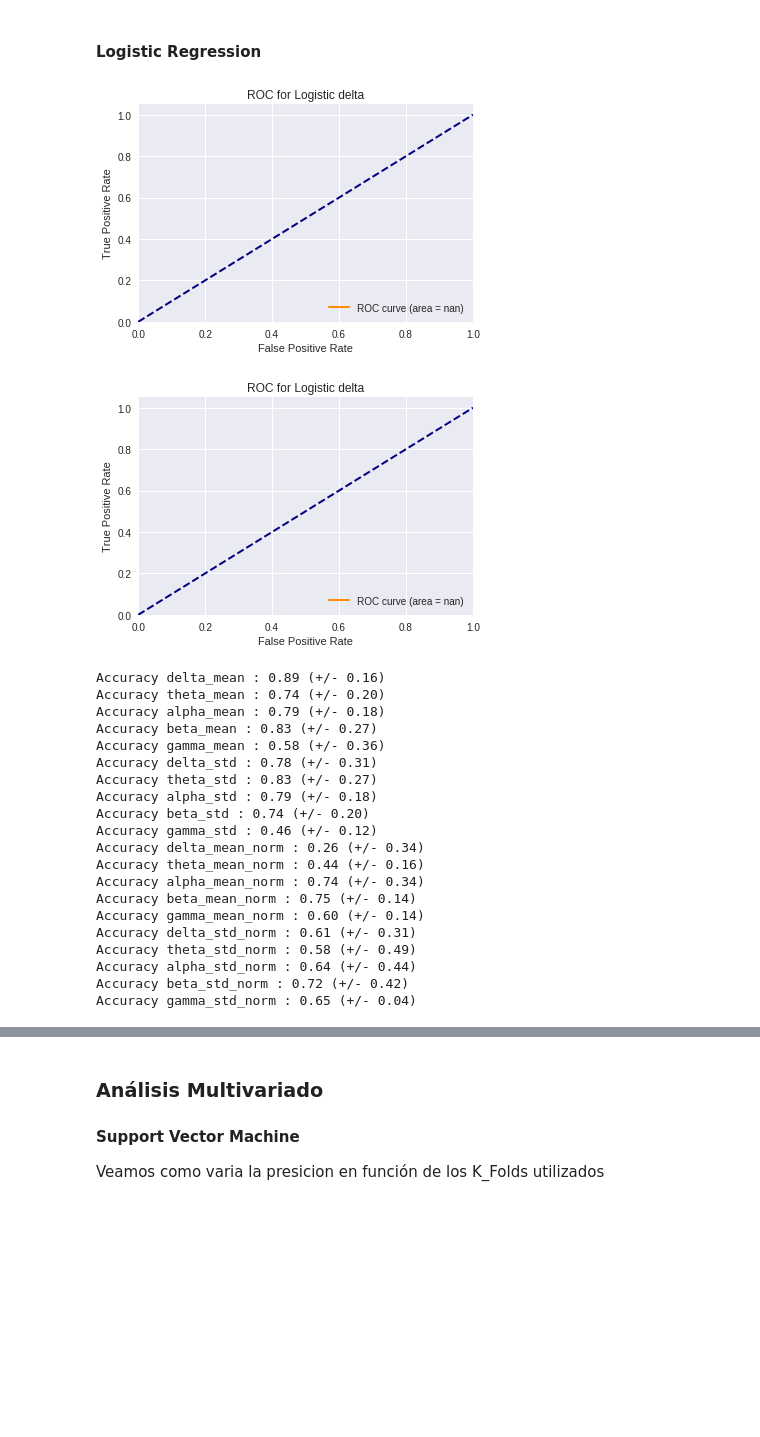
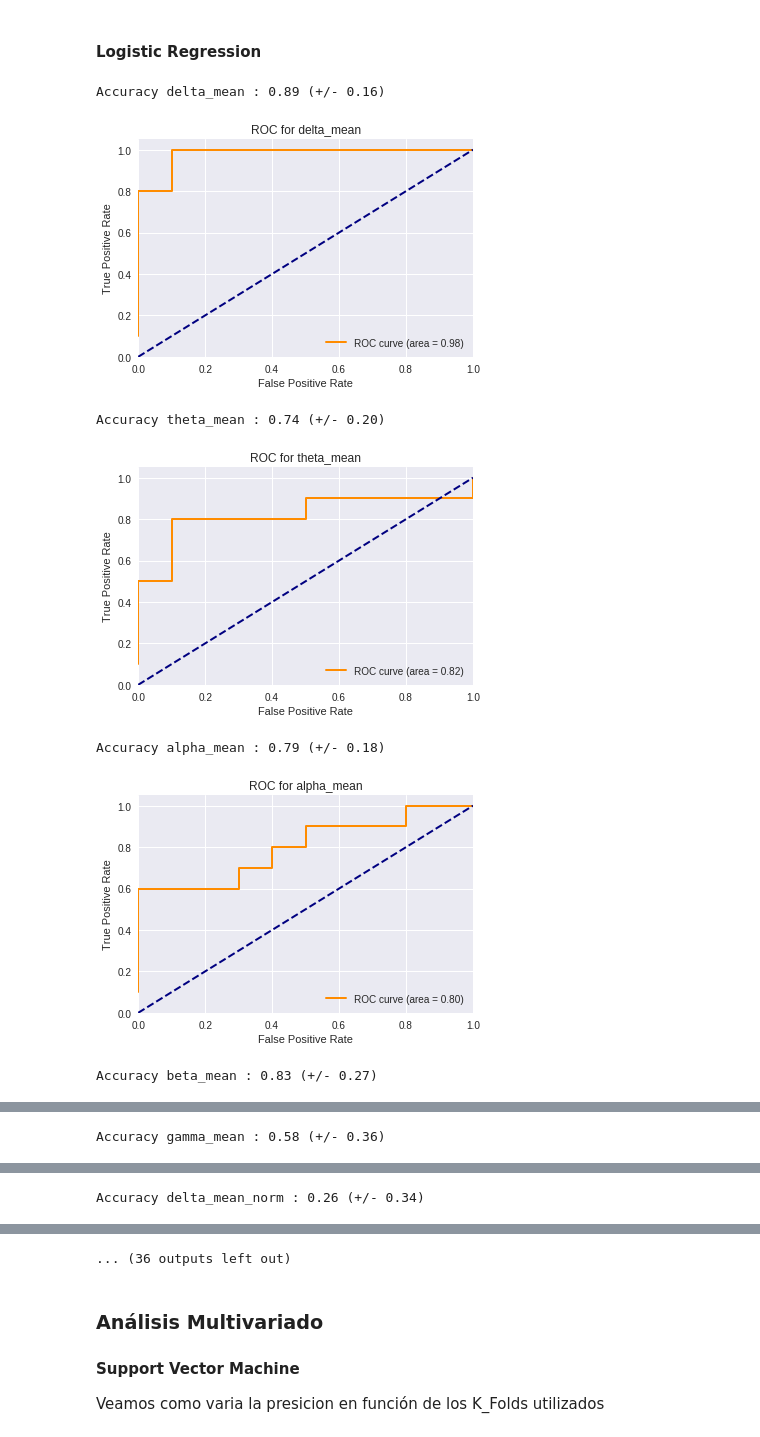
Before and after one commit to matguer/cienciaDatosEntregas, a Jupyter notebook: tp3/tp3.ipynb, the cells around one changed output, grey strips where cells are left out. Cells and saved outputs as stored; diff of their text form; code cells hidden in the pictures; blank space fills up the shorter version.

```diff
--- a/tp3/tp3.ipynb
+++ b/tp3/tp3.ipynb
@@ -320,51 +306,23 @@ def plot_mean_and_std(feature,means,stds):
     plt.title(feature)
 
     plt.show()
-# %%
-# PRUEBA DE GUERSON
-
-clf = LogisticRegression()
-
-
-feature = 'delta_mean'
-X =  tabla.loc[:,feature]
-y = tabla.loc[:,'labels']
-sss = StratifiedShuffleSplit(n_splits=2, test_size=0.1, random_state=0)
-
-for train_index, test_index in sss.split(X, y):
-    X_train, X_test = X[train_index].values.reshape(-1, 1), X[test_index].values.reshape(-1, 1)
-    y_train, y_test = y[train_index].values.reshape(-1, 1), y[test_index].values.reshape(-1, 1)
-    clf = LogisticRegression().fit(X_train, y_train)
-    y_predicted = [y for y in clf.predict(X_test)]
-    y_test = [val for sublist in y_test for val in sublist]
-    fpr, tpr, thresholds = metrics.roc_curve(y_test, y_predicted, pos_label=1, drop_intermediate=False)
-
-    graficar_roc('Logistic delta',y_test,y_predicted,0)
-# %% [output]
-[figure, removed]
-[figure, removed]
-# %%
-clf = LogisticRegression()
-
-calculate_Accuarcy(clf,3,False,{})
-# %% [output]
-Accuracy delta_mean : 0.89 (+/- 0.16)
-Accuracy theta_mean : 0.74 (+/- 0.20)
-Accuracy alpha_mean : 0.79 (+/- 0.18)
-Accuracy beta_mean : 0.83 (+/- 0.27)
-Accuracy gamma_mean : 0.58 (+/- 0.36)
-Accuracy delta_std : 0.78 (+/- 0.31)
-Accuracy theta_std : 0.83 (+/- 0.27)
-Accuracy alpha_std : 0.79 (+/- 0.18)
-Accuracy beta_std : 0.74 (+/- 0.20)
-Accuracy gamma_std : 0.46 (+/- 0.12)
-Accuracy delta_mean_norm : 0.26 (+/- 0.34)
-Accuracy theta_mean_norm : 0.44 (+/- 0.16)
-Accuracy alpha_mean_norm : 0.74 (+/- 0.34)
-Accuracy beta_mean_norm : 0.75 (+/- 0.14)
-Accuracy gamma_mean_norm : 0.60 (+/- 0.14)
-Accuracy delta_std_norm : 0.61 (+/- 0.31)
-Accuracy theta_std_norm : 0.58 (+/- 0.49)
-Accuracy alpha_std_norm : 0.64 (+/- 0.44)
-Accuracy beta_std_norm : 0.72 (+/- 0.42)
-Accuracy gamma_std_norm : 0.65 (+/- 0.04)
+# %%
+
+clf = LogisticRegression()
+
+for feature in features:
+    calculate_Accuracy_By_Feature(feature, clf, False, {})
+
+    X = tabla.loc[:,feature].reshape(20,1)
+    y = tabla.loc[:,'labels'].reshape(20,1)
+    clf = LogisticRegression().fit(X, y)
+    y_predicted_proba = clf.predict_proba(X)[:,1]
+    graficar_roc(feature, y, y_predicted_proba, 1)
+# %% [output]
+Accuracy delta_mean : 0.89 (+/- 0.16)
+[figure, added]
+Accuracy theta_mean : 0.74 (+/- 0.20)
+[figure, added]
+Accuracy alpha_mean : 0.79 (+/- 0.18)
+[figure, added]
+Accuracy beta_mean : 0.83 (+/- 0.27)
@@ -370,0 +330 @@ Accuracy gamma_std_norm : 0.65 (+/- 0.04)
+Accuracy gamma_mean : 0.58 (+/- 0.36)
@@ -370,0 +332 @@ Accuracy gamma_std_norm : 0.65 (+/- 0.04)
+Accuracy delta_mean_norm : 0.26 (+/- 0.34)
@@ -371,3 +334,4 @@ Accuracy gamma_std_norm : 0.65 (+/- 0.04)
+... (36 outputs left out)
 # %% [markdown]
 ### Análisis Multivariado
 #### Support Vector Machine
```
Also changed, not shown: parts of 15 cells of this notebook, 1 other file.
